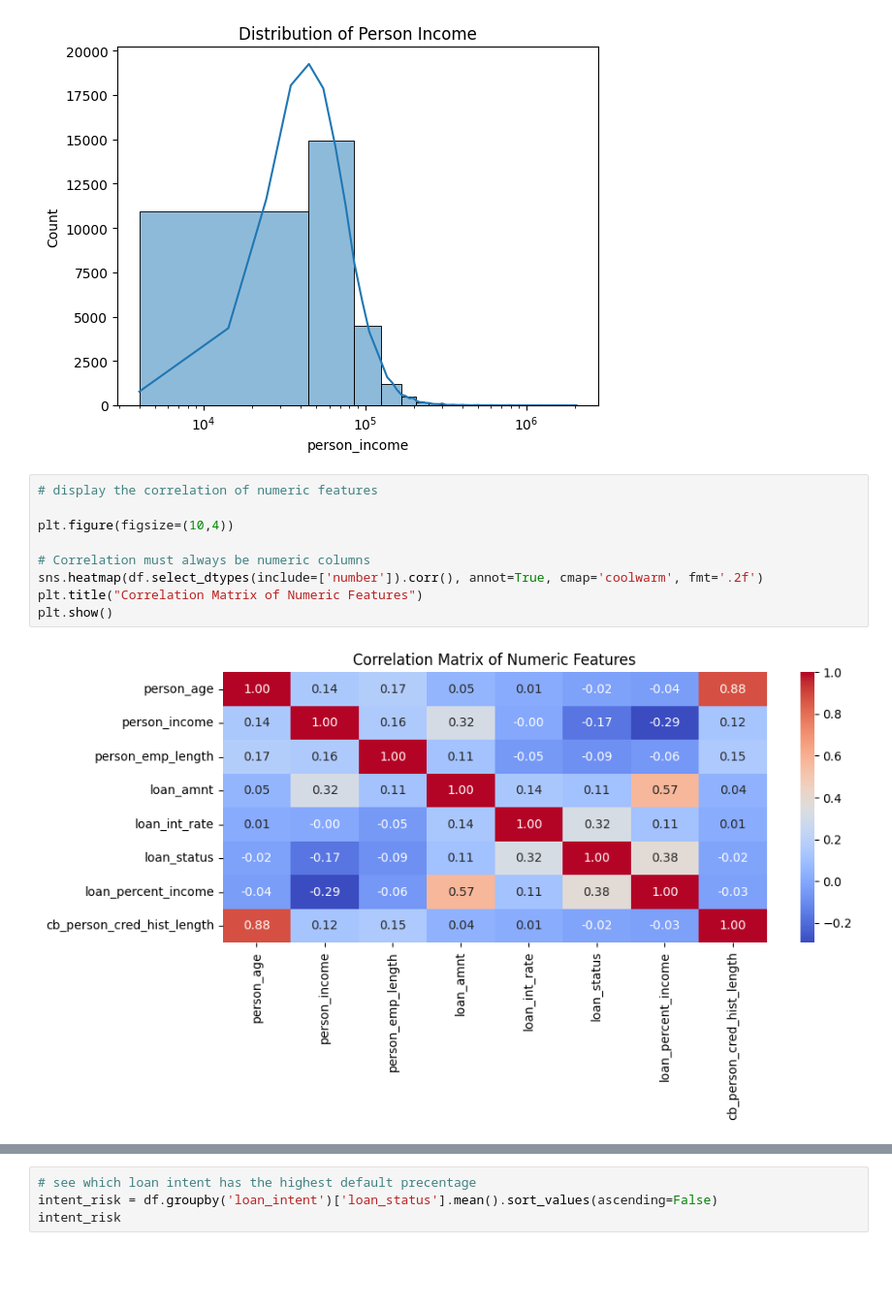
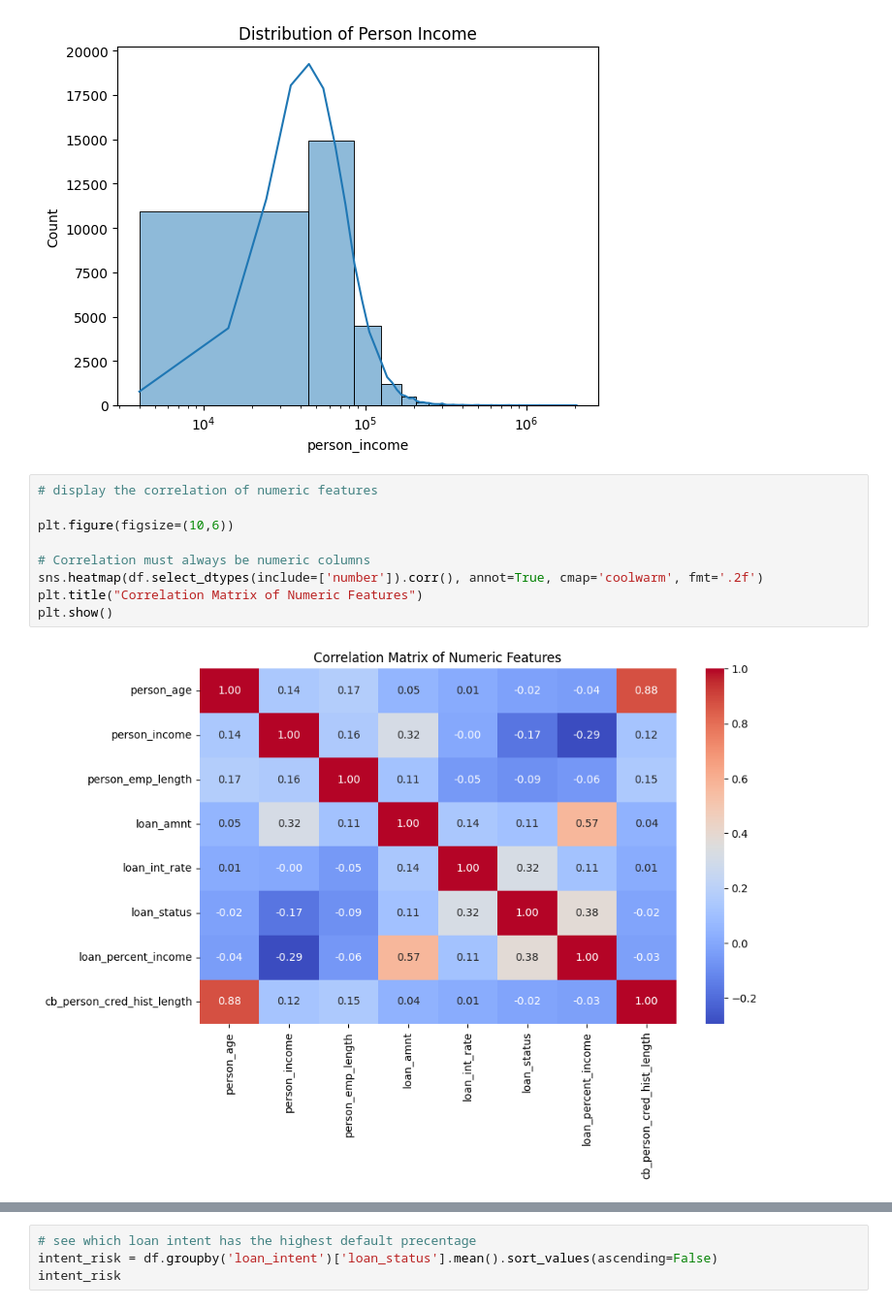
Before and after one commit to shlokzz/Credit-Risk-Prediction-Project, a Jupyter notebook: notebooks/data_cleaning_and_eda.ipynb, the cells around one changed output, grey strips where cells are left out. Shown at 97% size. Cells and saved outputs as stored; diff of their text form; blank space fills up the shorter version.

```diff
--- a/notebooks/data_cleaning_and_eda.ipynb
+++ b/notebooks/data_cleaning_and_eda.ipynb
@@ -295,12 +295,12 @@ plt.show()
 # %%
 # display the correlation of numeric features
 
-plt.figure(figsize=(10,4))
+plt.figure(figsize=(10,6))
 
 # Correlation must always be numeric columns
 sns.heatmap(df.select_dtypes(include=['number']).corr(), annot=True, cmap='coolwarm', fmt='.2f')
 plt.title("Correlation Matrix of Numeric Features")
 plt.show()
 # %% [output]
-[figure, old version]
+[figure, new version]
 # %%
```
Also changed, not shown: parts of 5 cells of this notebook.
